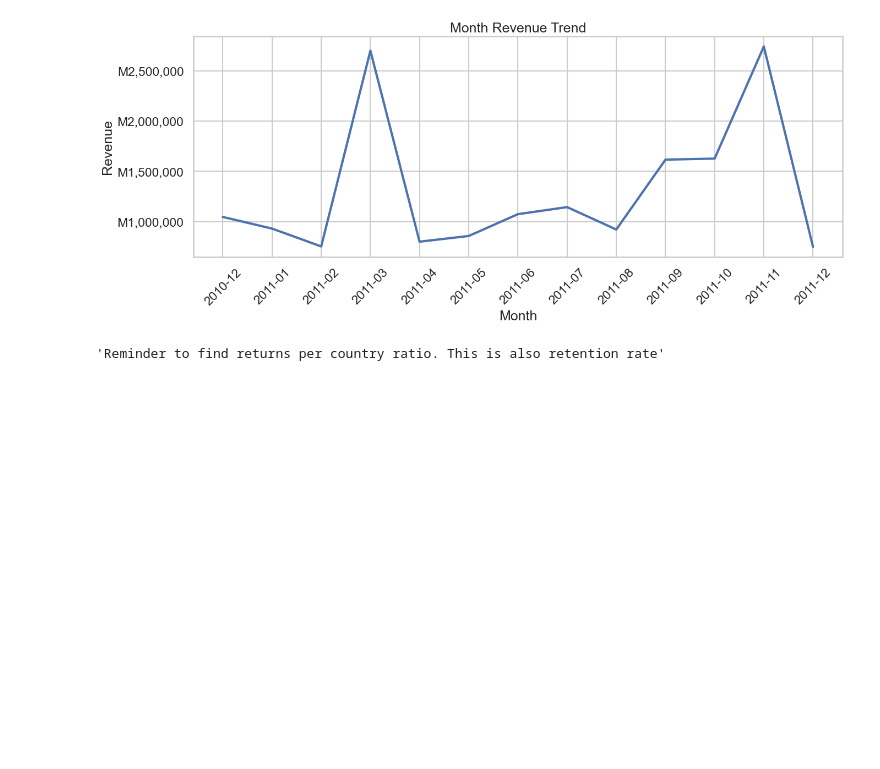
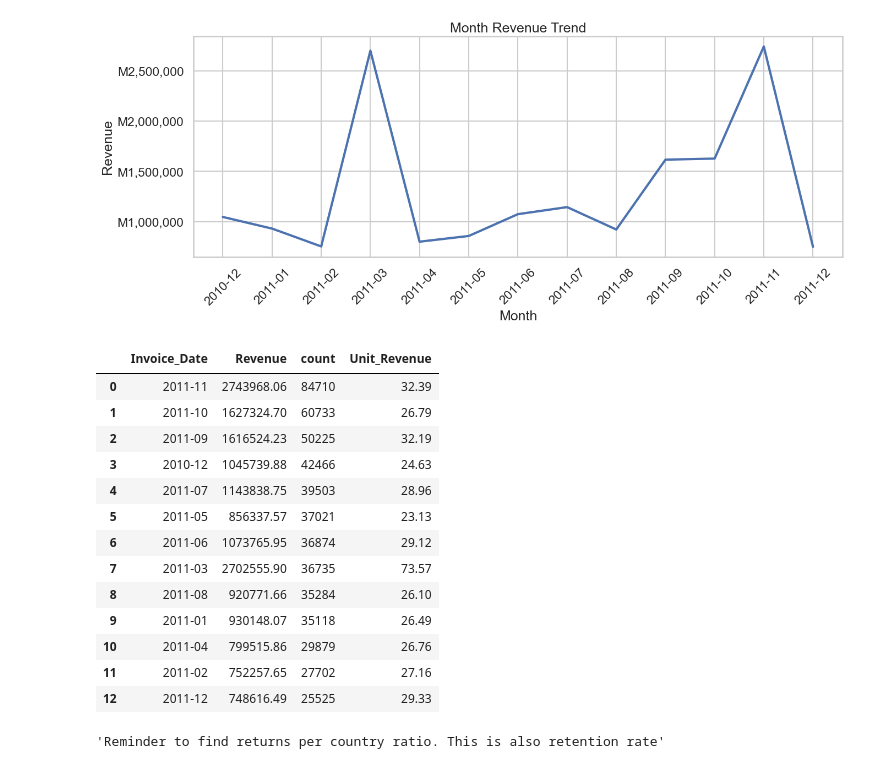
Before and after one commit to Letjoi/ONLINE_RETAIL_ANALYSIS, a Jupyter notebook: python_data_analysis.ipynb, the cells around one changed output. Drawn from its saved outputs; the diff is of its cells as text; code cells hidden in the pictures; blank space fills up the shorter version.

Commit message:
new kpi added, marginal revenue

```diff
--- a/python_data_analysis.ipynb
+++ b/python_data_analysis.ipynb
@@ -119,6 +119,25 @@ a, b = outlier_filter(march_dataset['Revenue'])
 quantity_outliers = march_dataset[np.logical_or(march_dataset['Revenue'] < a, march_dataset['Revenue'] > b )]
 # %%
 month_revenue = df.groupby('Month', observed= False)['Revenue'].sum().round(2).reset_index()
+# %%
+unit_revenue = revenue_per_month.merge(right= number_of_purchases_pm, on= 'Invoice_Date', how = 'right')
+unit_revenue['Unit_Revenue'] = round(unit_revenue.Revenue / unit_revenue['count'],2)
+unit_revenue.head(14)
+# %% [output]
+|  | Invoice_Date | Revenue | count | Unit_Revenue |
+| 0 | 2011-11 | 2743968.06 | 84710 | 32.39 |
+| 1 | 2011-10 | 1627324.70 | 60733 | 26.79 |
+| 2 | 2011-09 | 1616524.23 | 50225 | 32.19 |
+| 3 | 2010-12 | 1045739.88 | 42466 | 24.63 |
+| 4 | 2011-07 | 1143838.75 | 39503 | 28.96 |
+| 5 | 2011-05 | 856337.57 | 37021 | 23.13 |
+| 6 | 2011-06 | 1073765.95 | 36874 | 29.12 |
+| 7 | 2011-03 | 2702555.90 | 36735 | 73.57 |
+| 8 | 2011-08 | 920771.66 | 35284 | 26.10 |
+| 9 | 2011-01 | 930148.07 | 35118 | 26.49 |
+| 10 | 2011-04 | 799515.86 | 29879 | 26.76 |
+| 11 | 2011-02 | 752257.65 | 27702 | 27.16 |
+| 12 | 2011-12 | 748616.49 | 25525 | 29.33 |
 # %%
 month_returns_per_country = df.loc[lambda x: x["Quantity"] < 0, :].groupby(['Month', 'Country'], observed= False)['Revenue'].sum().round(2).reset_index()
 # %%
```
